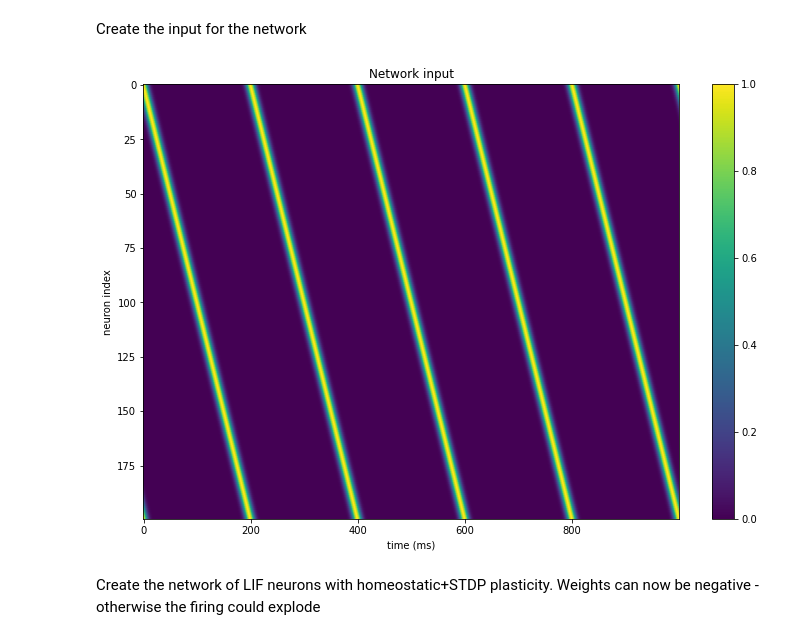
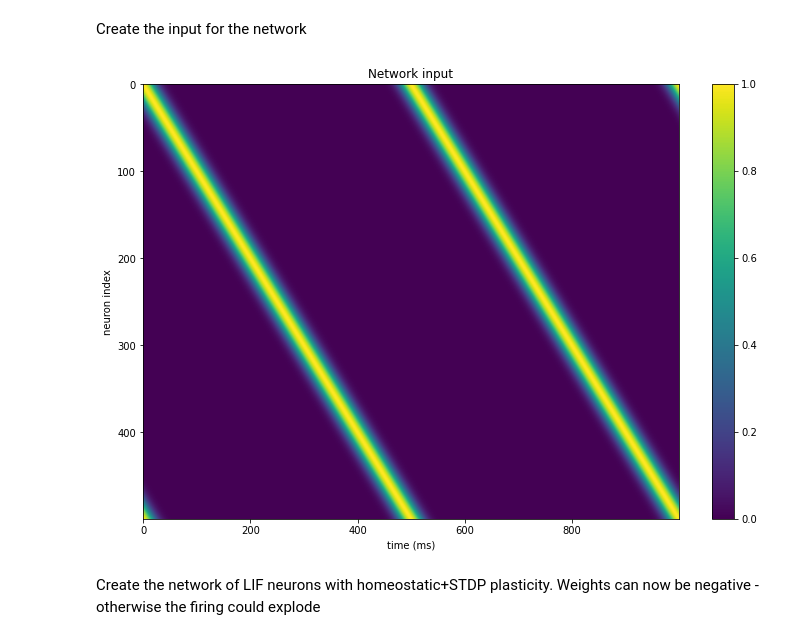
Before and after one commit to Dominic-DallOsto/STDP-Resonant-Networks, a Jupyter notebook: Gaussian bump controller epochs.ipynb, the cells around one changed output. Cells and saved outputs as stored; diff of their text form; code cells hidden in the pictures.

```diff
--- a/Gaussian bump controller epochs.ipynb
+++ b/Gaussian bump controller epochs.ipynb
@@ -66,24 +67,24 @@ def get_weight_periodic_profile(weights: torch.Tensor):
 Create the input for the network
 # %%
 time = 1000
-num_neurons = 200
+num_neurons = 500
 bump_speed = 1
 period = num_neurons // bump_speed
 
 input_voltage = get_rotating_gaussian(time, num_neurons, bump_speed, num_neurons//30)
 input_spikes = input_voltage
 input_spikes -= input_spikes.min()
 input_spikes /= input_spikes.max()
 
 plt.imshow(input_spikes.T)
 plt.axis('auto')
 plt.title('Network input')
 plt.ylabel('neuron index')
 plt.xlabel('time (ms)')
 plt.colorbar()
 plt.show()
 # %% [output]
-[figure, old version]
+[figure, new version]
 # %% [markdown]
 Create the network of LIF neurons with homeostatic+STDP plasticity. Weights can now be negative - otherwise the firing could explode
 # %%
```
Also changed, not shown: parts of 4 cells of this notebook, 9 other files.
